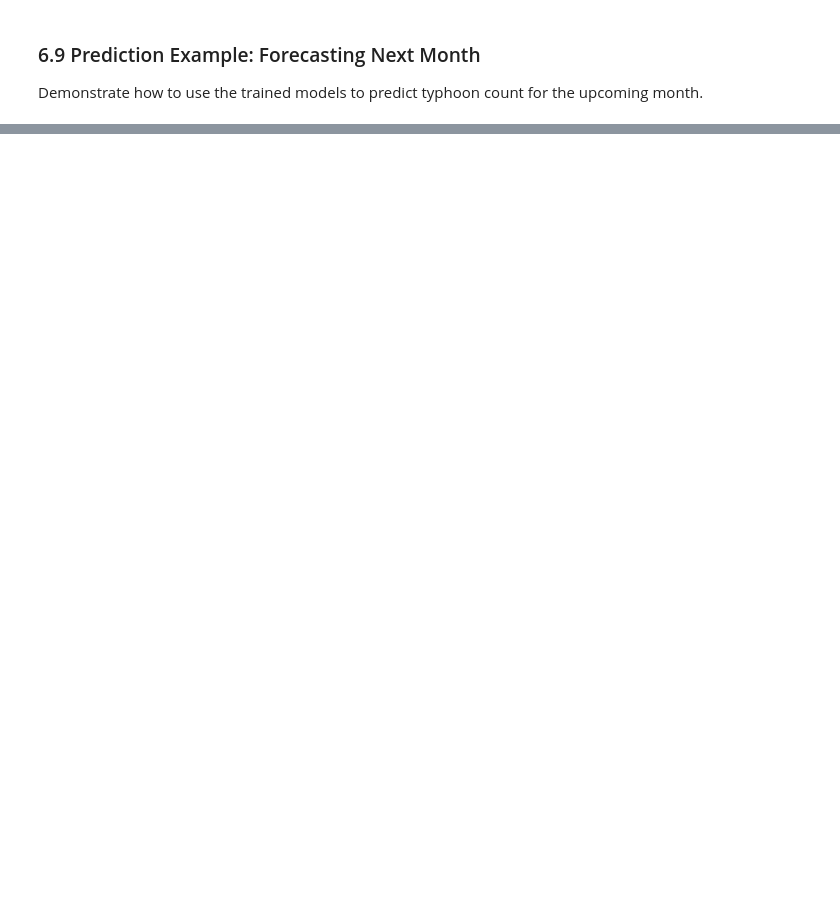
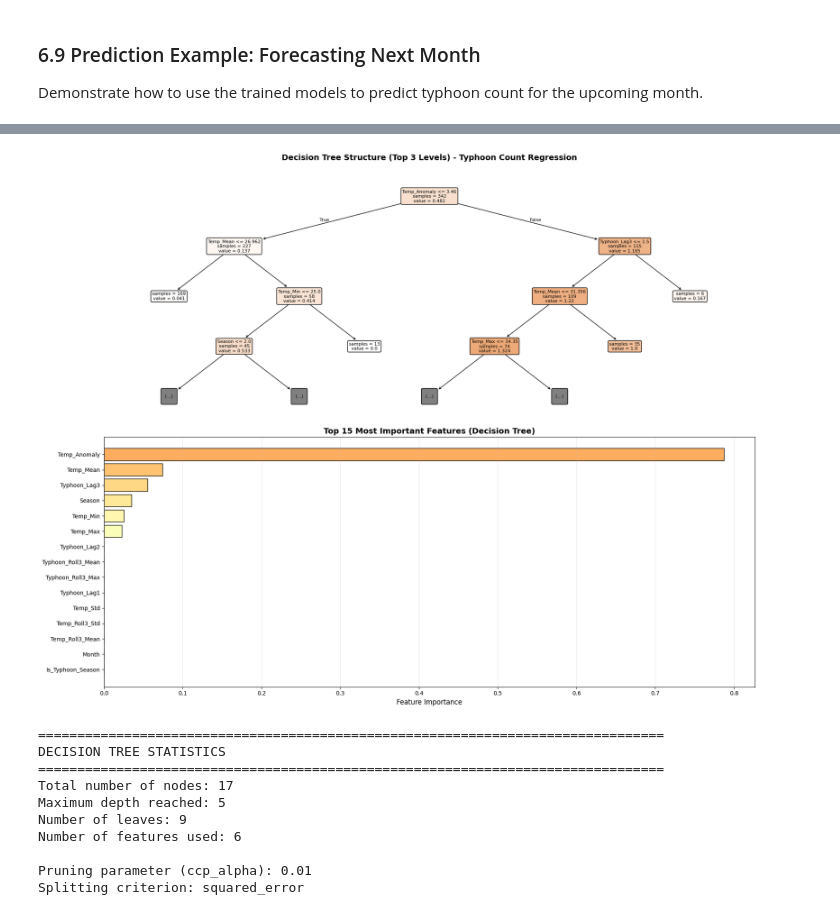
Before and after one commit to kinglingmk1/DIT-5401-Group-Project, a Jupyter notebook: new_new_main.ipynb, the cells around one changed output, grey strips where cells are left out. Drawn from its saved outputs; the diff is of its cells as text; code cells hidden in the pictures; blank space fills up the shorter version.

```diff
--- a/new_new_main.ipynb
+++ b/new_new_main.ipynb
@@ -1254,3 +1330,63 @@ PREDICTION CONFIDENCE: Medium to High
 Note: Peak typhoon season - models are more reliable
 
 ================================================================================
+# %%
+# Visualize the Decision Tree and Feature Importance
+from sklearn.tree import plot_tree
+from sklearn.metrics import accuracy_score, precision_score, recall_score, f1_score, confusion_matrix, classification_report
+
+fig, axes = plt.subplots(2, 1, figsize=(18, 14))
+
+# Plot 1: Decision Tree Structure
+ax = axes[0]
+plt.sca(ax)
+plot_tree(
+    dt_model,
+    feature_names=feature_cols,
+    filled=True,
+    rounded=True,
+    fontsize=8,
+    max_depth=3,  # Show only top 3 levels for clarity
+    impurity=False
+)
+ax.set_title("Decision Tree Structure (Top 3 Levels) - Typhoon Count Regression",
+             fontsize=14, fontweight='bold', pad=20)
+
+# Plot 2: Feature Importance
+ax = axes[1]
+top_n = 15
+top_features = dt_feature_importance.head(top_n)
+colors = plt.cm.RdYlGn(np.linspace(0.3, 0.9, len(top_features)))
+bars = ax.barh(range(len(top_features)), top_features['Importance'], color=colors, edgecolor='black')
+ax.set_yticks(range(len(top_features)))
+ax.set_yticklabels(top_features['Feature'])
+ax.set_xlabel('Feature Importance', fontsize=12)
+ax.set_title(f'Top {top_n} Most Important Features (Decision Tree)', fontsize=14, fontweight='bold')
+ax.grid(axis='x', alpha=0.3)
+ax.invert_yaxis()
+
+plt.tight_layout()
+plt.show()
+
+# Additional tree statistics
+print("\n" + "=" * 80)
+print("DECISION TREE STATISTICS")
+print("=" * 80)
+print(f"Total number of nodes: {dt_model.tree_.node_count}")
+print(f"Maximum depth reached: {dt_model.get_depth()}")
+print(f"Number of leaves: {dt_model.get_n_leaves()}")
+print(f"Number of features used: {np.sum(dt_model.feature_importances_ > 0)}")
+print(f"\nPruning parameter (ccp_alpha): {dt_model.ccp_alpha}")
+print(f"Splitting criterion: {dt_model.criterion}")
+# %% [output]
+[figure, added]
+================================================================================
+DECISION TREE STATISTICS
+================================================================================
+Total number of nodes: 17
+Maximum depth reached: 5
+Number of leaves: 9
+Number of features used: 6
+
+Pruning parameter (ccp_alpha): 0.01
+Splitting criterion: squared_error
```
Also changed, not shown: parts of 14 cells of this notebook.
